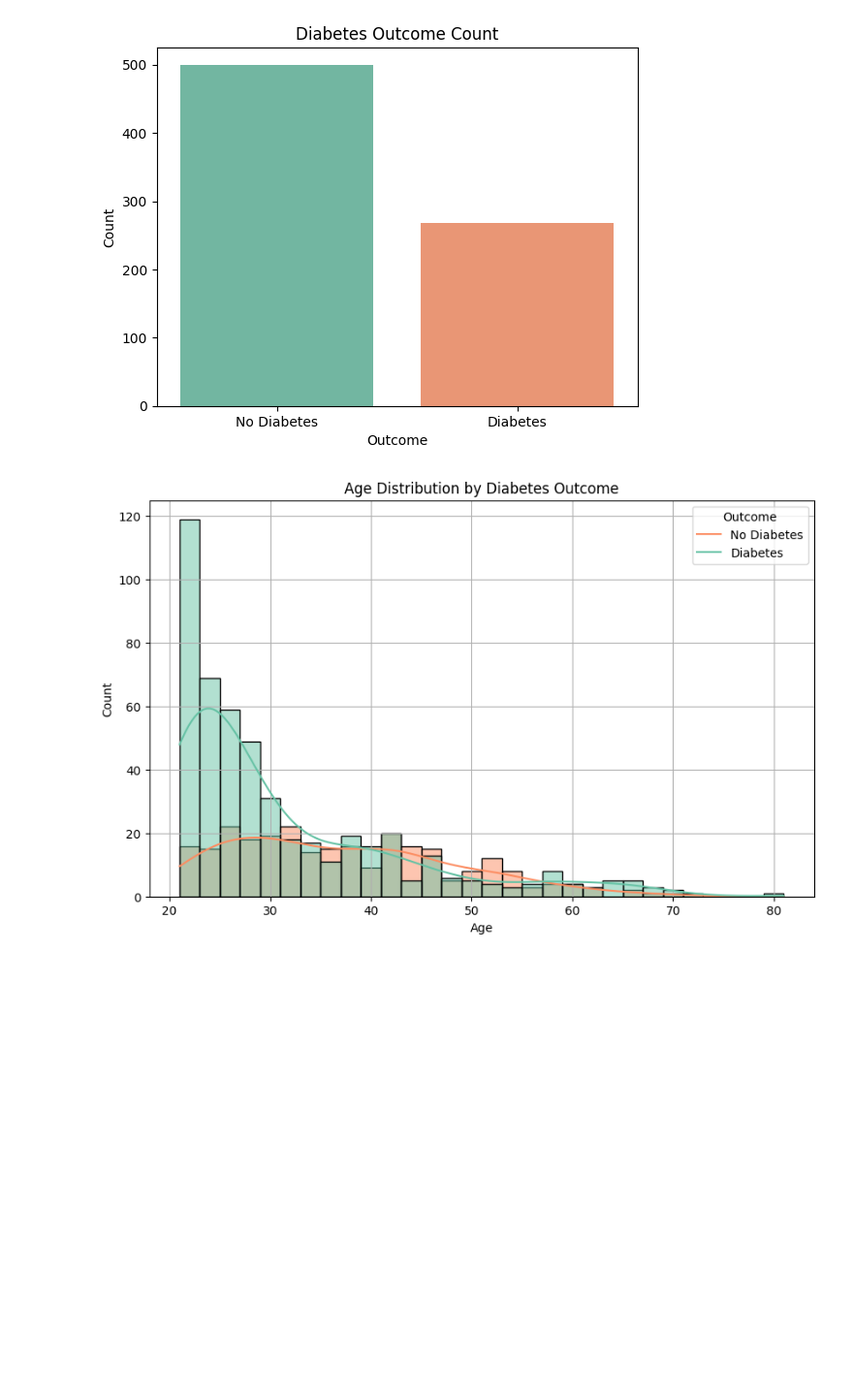
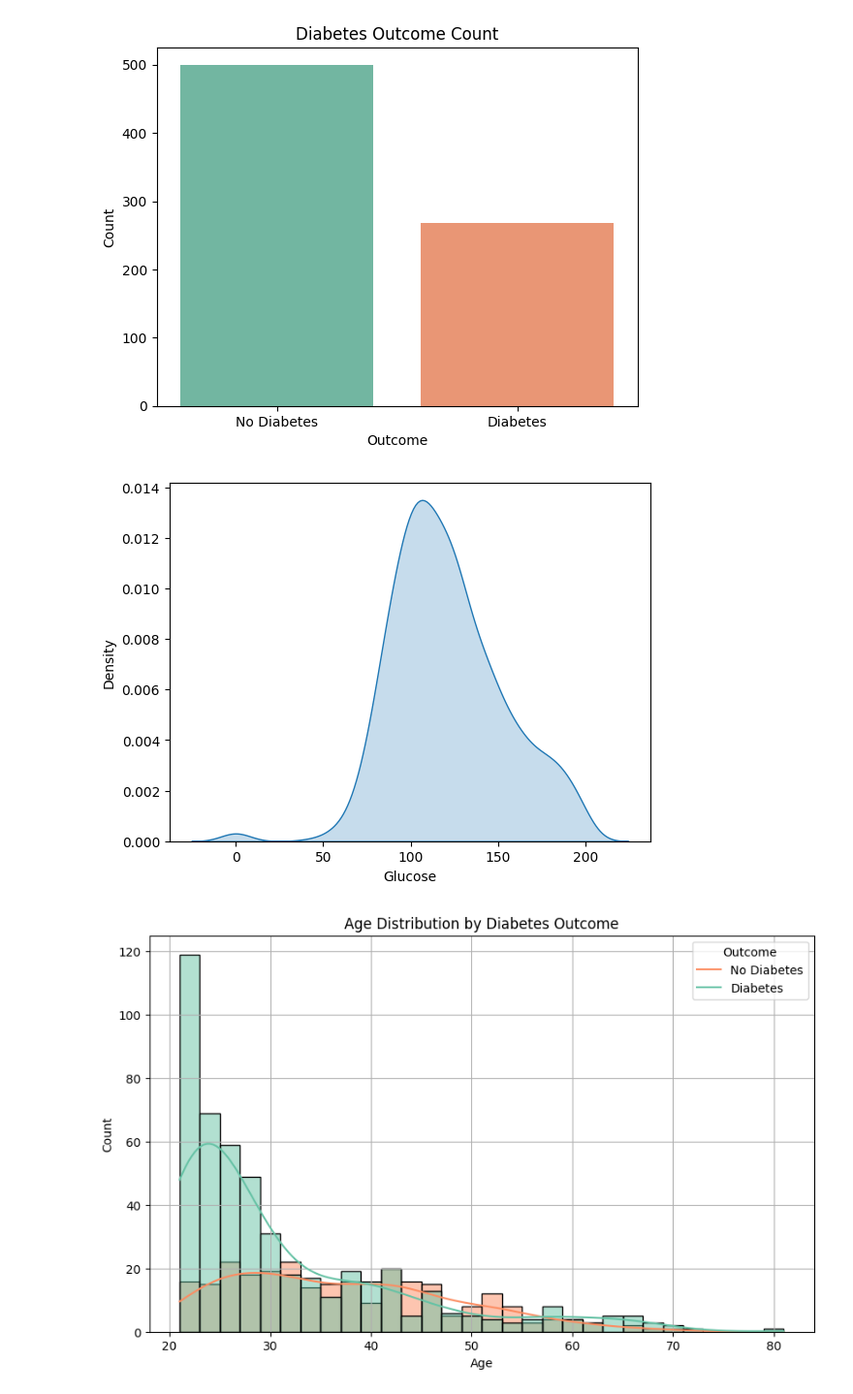
Before and after one commit to gurpreet2007/Heart_Disease_Prediction, a Jupyter notebook: notebook/diabetes.ipynb, the cells around one changed output. Shown at 97% size. Drawn from its saved outputs; the diff is of its cells as text; code cells hidden in the pictures; blank space fills up the shorter version.

```diff
--- a/notebook/diabetes.ipynb
+++ b/notebook/diabetes.ipynb
@@ -118,6 +118,11 @@ Passing `palette` without assigning `hue` is deprecated and will be removed in v
 
   sns.countplot(x='Outcome', data=df, palette='Set2')
 [figure]
+# %%
+sns.kdeplot(df["Glucose"],fill = "fill")
+plt.show()
+# %% [output]
+[figure, added]
 # %%
 # Plotting age distribution by diabetes outcome
 plt.figure(figsize=(10,6))
```
Also changed, not shown: parts of 19 cells of this notebook, 7 other files.
